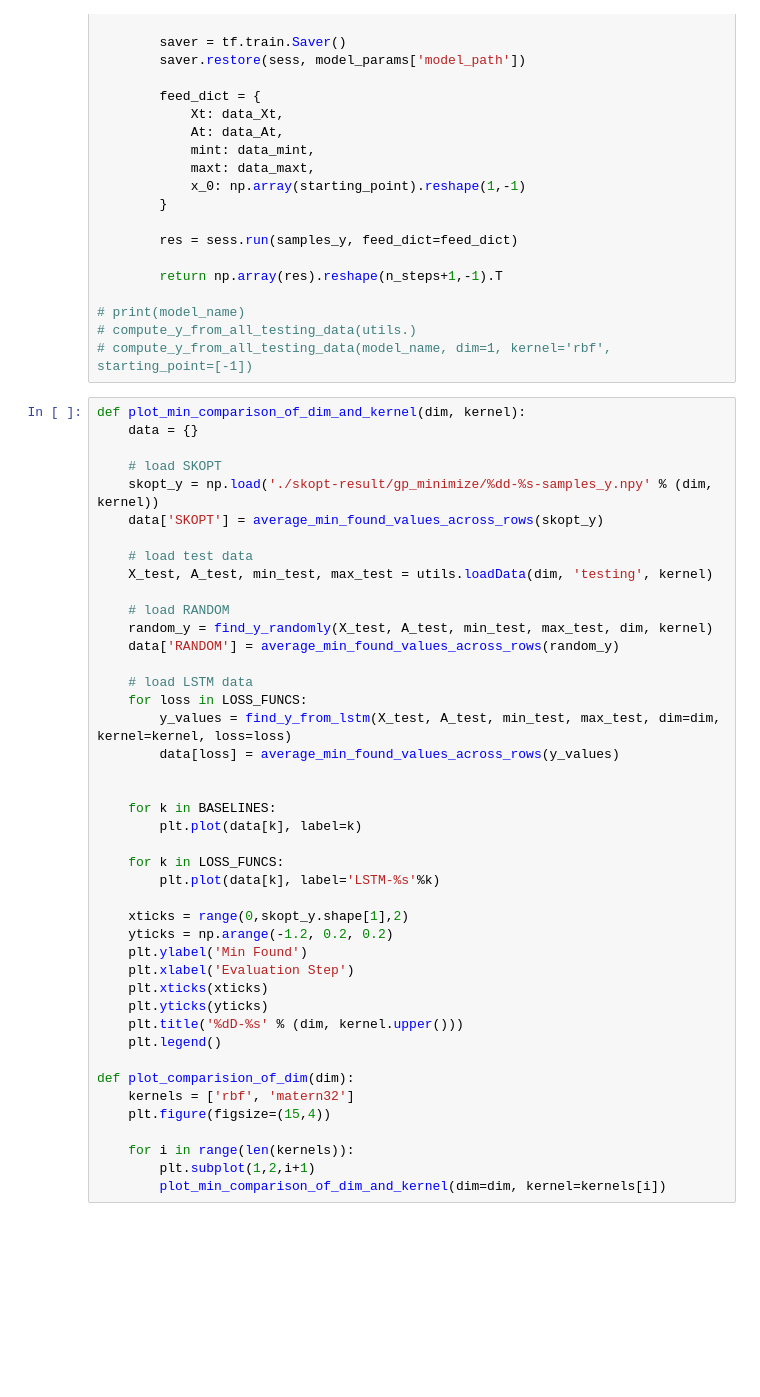
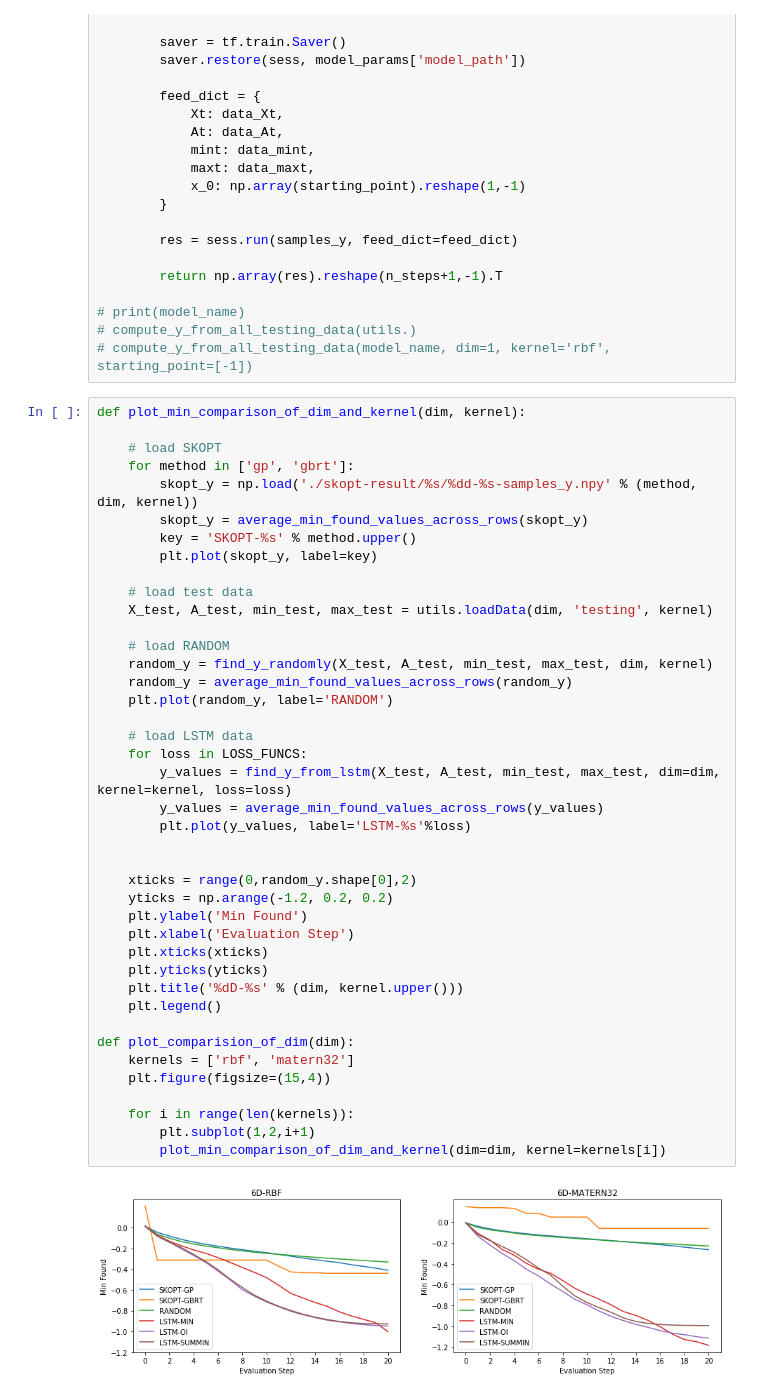
Before and after one commit to p16i/blackbox-optimization-using-rnns, a Jupyter notebook: compare-minimum-value-on-test-data.ipynb, the cells around one changed output. Saved outputs shown, nothing was run; the diff lists cells and outputs as text; blank space fills up the shorter version.

```diff
--- a/compare-minimum-value-on-test-data.ipynb
+++ b/compare-minimum-value-on-test-data.ipynb
@@ -78,46 +78,46 @@ def find_y_from_lstm(X_test, A_test, min_test, max_test, kernel, dim, loss, n_st
 # compute_y_from_all_testing_data(model_name, dim=1, kernel='rbf', starting_point=[-1])
 # %%
 def plot_min_comparison_of_dim_and_kernel(dim, kernel):
-    data = {}
 
     # load SKOPT
-    skopt_y = np.load('./skopt-result/gp_minimize/%dd-%s-samples_y.npy' % (dim, kernel))
-    data['SKOPT'] = average_min_found_values_across_rows(skopt_y)
+    for method in ['gp', 'gbrt']:
+        skopt_y = np.load('./skopt-result/%s/%dd-%s-samples_y.npy' % (method, dim, kernel))
+        skopt_y = average_min_found_values_across_rows(skopt_y)
+        key = 'SKOPT-%s' % method.upper()
+        plt.plot(skopt_y, label=key)
 
     # load test data
     X_test, A_test, min_test, max_test = utils.loadData(dim, 'testing', kernel)
 
     # load RANDOM
     random_y = find_y_randomly(X_test, A_test, min_test, max_test, dim, kernel)
-    data['RANDOM'] = average_min_found_values_across_rows(random_y)
+    random_y = average_min_found_values_across_rows(random_y)
+    plt.plot(random_y, label='RANDOM')
 
     # load LSTM data
     for loss in LOSS_FUNCS:
         y_values = find_y_from_lstm(X_test, A_test, min_test, max_test, dim=dim, kernel=kernel, loss=loss)
-        data[loss] = average_min_found_values_across_rows(y_values)
+        y_values = average_min_found_values_across_rows(y_values)
+        plt.plot(y_values, label='LSTM-%s'%loss)
 
 
-    for k in BASELINES:
-        plt.plot(data[k], label=k)
-
-    for k in LOSS_FUNCS:
-        plt.plot(data[k], label='LSTM-%s'%k)
-
-    xticks = range(0,skopt_y.shape[1],2)
+    xticks = range(0,random_y.shape[0],2)
     yticks = np.arange(-1.2, 0.2, 0.2)
     plt.ylabel('Min Found')
     plt.xlabel('Evaluation Step')
     plt.xticks(xticks)
     plt.yticks(yticks)
     plt.title('%dD-%s' % (dim, kernel.upper()))
     plt.legend()
 
 def plot_comparision_of_dim(dim):
     kernels = ['rbf', 'matern32']
     plt.figure(figsize=(15,4))
 
     for i in range(len(kernels)):
         plt.subplot(1,2,i+1)
         plot_min_comparison_of_dim_and_kernel(dim=dim, kernel=kernels[i])
+# %% [output]
+[figure, added]
 # %%
 plot_comparision_of_dim(dim=1)
```
Also changed, not shown: parts of 5 cells of this notebook.
